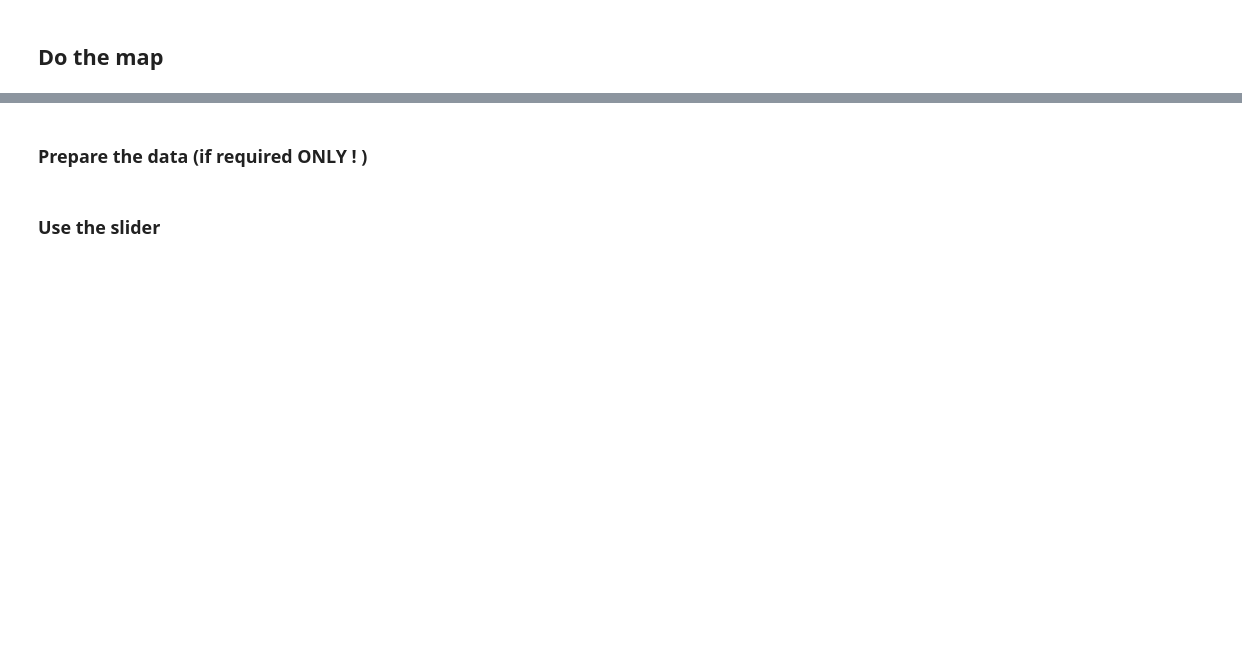
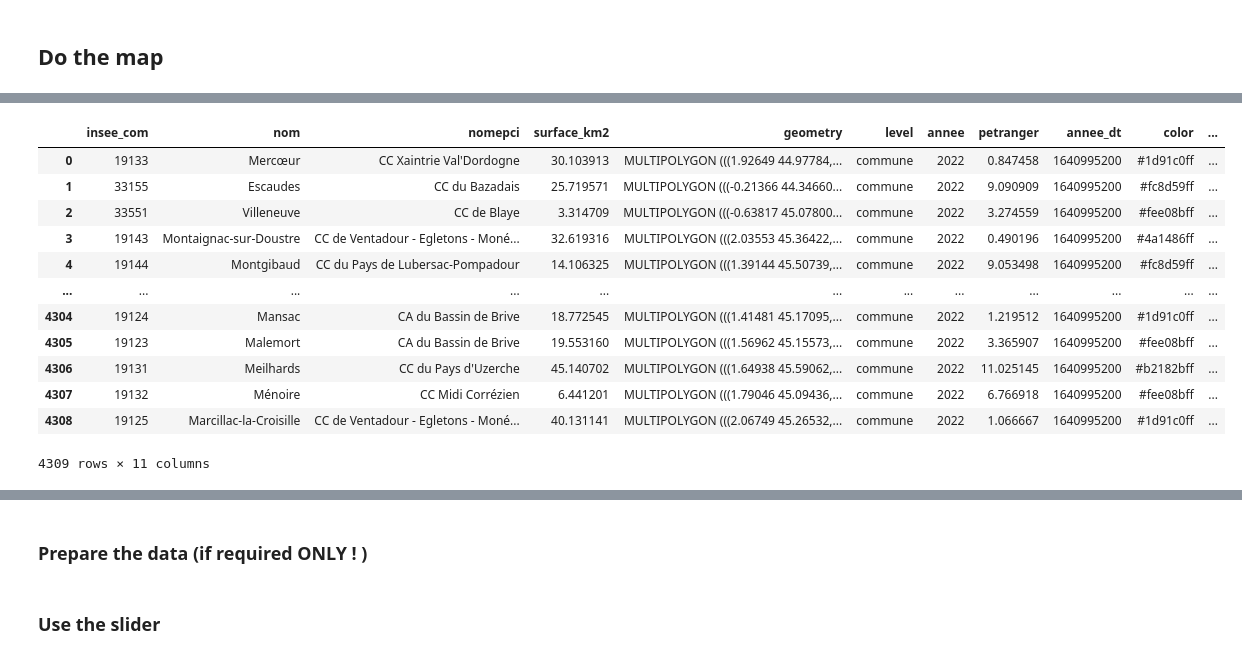
Before and after one commit to cplumejeaud/M2_python, a Jupyter notebook: notebooks/08_mapping_with_time.ipynb, the cells around one changed output, grey strips where cells are left out. Drawn from its saved outputs; the diff is of its cells as text; code cells hidden in the pictures; blank space fills up the shorter version.

```diff
--- a/notebooks/08_mapping_with_time.ipynb
+++ b/notebooks/08_mapping_with_time.ipynb
@@ -69,3 +126,19 @@ test #60326 rows × 11 columns
+# %%
+test.query("annee==2022")
+# %% [output]
+|  | insee_com | nom | nomepci | surface_km2 | geometry | level | annee | petranger | annee_dt | color | ... |
+| 0 | 19133 | Mercœur | CC Xaintrie Val'Dordogne | 30.103913 | MULTIPOLYGON (((1.92649 44.97784,... | commune | 2022 | 0.847458 | 1640995200 | #1d91c0ff | ... |
+| 1 | 33155 | Escaudes | CC du Bazadais | 25.719571 | MULTIPOLYGON (((-0.21366 44.34660... | commune | 2022 | 9.090909 | 1640995200 | #fc8d59ff | ... |
+| 2 | 33551 | Villeneuve | CC de Blaye | 3.314709 | MULTIPOLYGON (((-0.63817 45.07800... | commune | 2022 | 3.274559 | 1640995200 | #fee08bff | ... |
+| 3 | 19143 | Montaignac-sur-Doustre | CC de Ventadour - Egletons - Moné... | 32.619316 | MULTIPOLYGON (((2.03553 45.36422,... | commune | 2022 | 0.490196 | 1640995200 | #4a1486ff | ... |
+| 4 | 19144 | Montgibaud | CC du Pays de Lubersac-Pompadour | 14.106325 | MULTIPOLYGON (((1.39144 45.50739,... | commune | 2022 | 9.053498 | 1640995200 | #fc8d59ff | ... |
+| ... | ... | ... | ... | ... | ... | ... | ... | ... | ... | ... | ... |
+| 4304 | 19124 | Mansac | CA du Bassin de Brive | 18.772545 | MULTIPOLYGON (((1.41481 45.17095,... | commune | 2022 | 1.219512 | 1640995200 | #1d91c0ff | ... |
+| 4305 | 19123 | Malemort | CA du Bassin de Brive | 19.553160 | MULTIPOLYGON (((1.56962 45.15573,... | commune | 2022 | 3.365907 | 1640995200 | #fee08bff | ... |
+| 4306 | 19131 | Meilhards | CC du Pays d'Uzerche | 45.140702 | MULTIPOLYGON (((1.64938 45.59062,... | commune | 2022 | 11.025145 | 1640995200 | #b2182bff | ... |
+| 4307 | 19132 | Ménoire | CC Midi Corrézien | 6.441201 | MULTIPOLYGON (((1.79046 45.09436,... | commune | 2022 | 6.766918 | 1640995200 | #fee08bff | ... |
+| 4308 | 19125 | Marcillac-la-Croisille | CC de Ventadour - Egletons - Moné... | 40.131141 | MULTIPOLYGON (((2.06749 45.26532,... | commune | 2022 | 1.066667 | 1640995200 | #1d91c0ff | ... |
+4309 rows × 11 columns
 # %%
 #Important pour le slider temporel, spécifier que insee_com est l'index des données de geom
 communes_geom = zones.set_index('insee_com')
```
Also changed, not shown: parts of 45 cells of this notebook.
